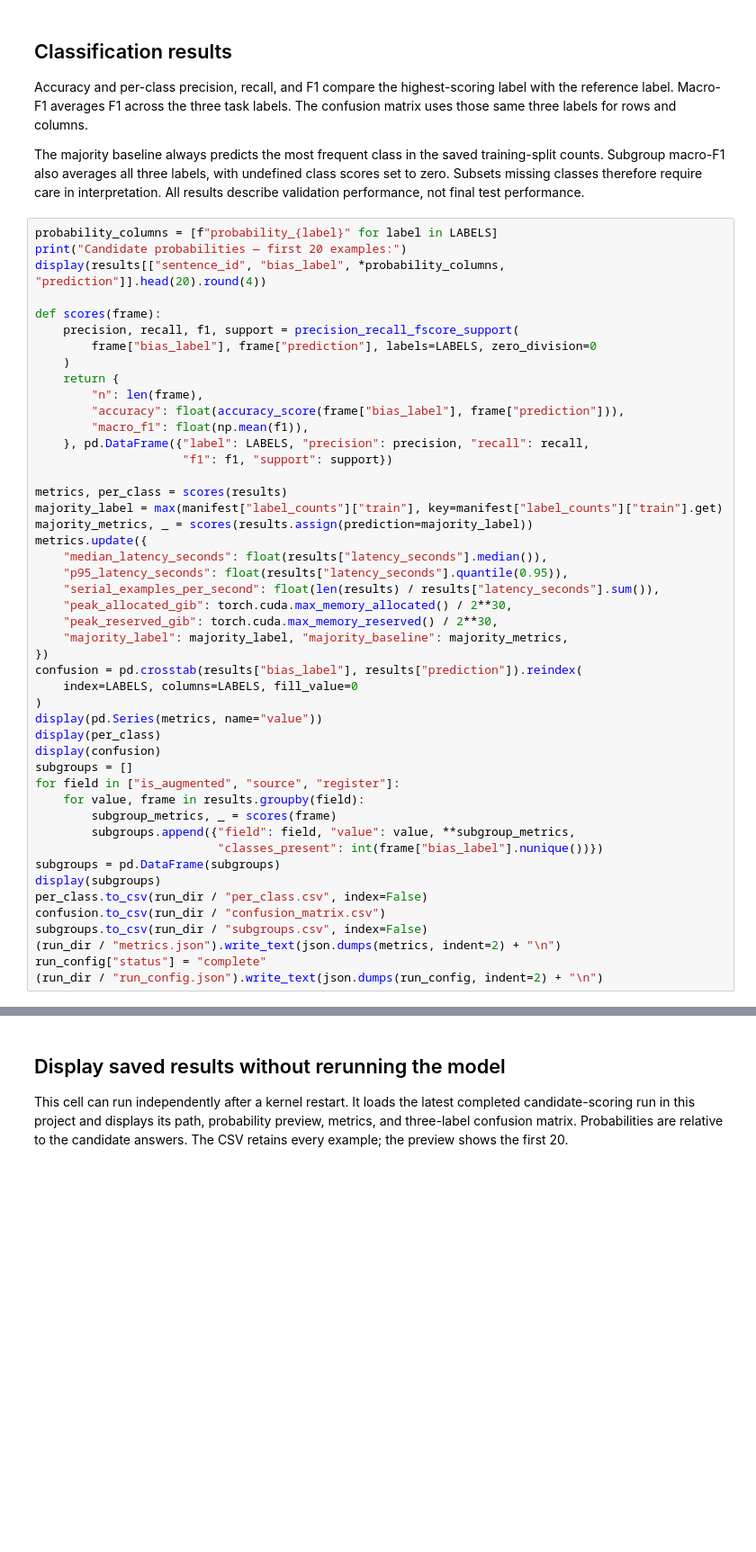
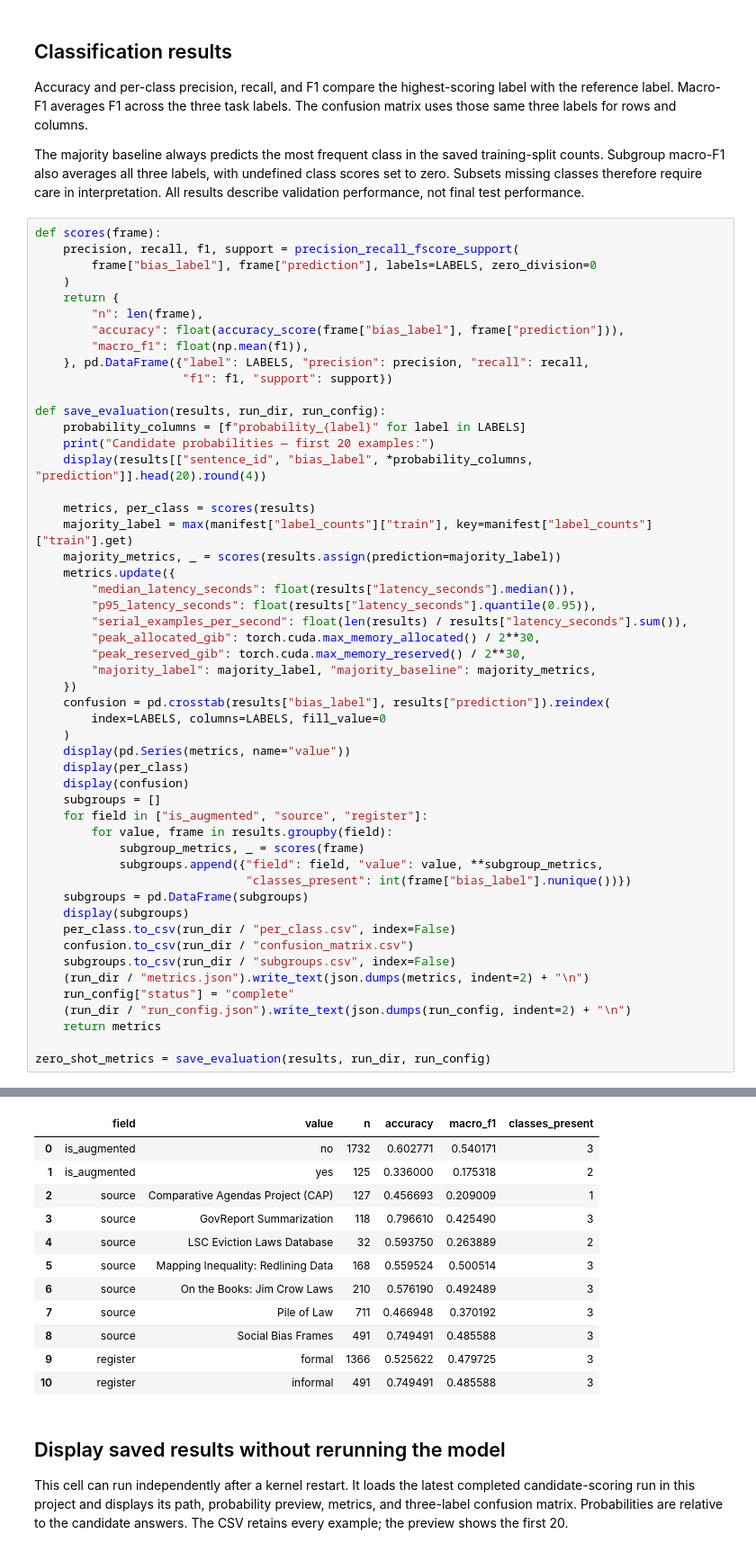
Before and after one commit to dannymorsovillo/bridge-prompting-vs-fine-tuning, a Jupyter notebook: bridge_zero_shot_deltaai.ipynb, the cells around one changed output, grey strips where cells are left out. Shown at 90% size. Saved outputs shown, nothing was run; the diff lists cells and outputs as text; blank space fills up the shorter version.

```diff
--- a/bridge_zero_shot_deltaai.ipynb
+++ b/bridge_zero_shot_deltaai.ipynb
@@ -269,10 +327,6 @@ Accuracy and per-class precision, recall, and F1 compare the highest-scoring lab
 
 The majority baseline always predicts the most frequent class in the saved training-split counts. Subgroup macro-F1 also averages all three labels, with undefined class scores set to zero. Subsets missing classes therefore require care in interpretation. All results describe validation performance, not final test performance.
 # %%
-probability_columns = [f"probability_{label}" for label in LABELS]
-print("Candidate probabilities — first 20 examples:")
-display(results[["sentence_id", "bias_label", *probability_columns, "prediction"]].head(20).round(4))
-
 def scores(frame):
     precision, recall, f1, support = precision_recall_fscore_support(
         frame["bias_label"], frame["prediction"], labels=LABELS, zero_division=0
@@ -284,34 +338,43 @@ def scores(frame):
     }, pd.DataFrame({"label": LABELS, "precision": precision, "recall": recall,
                      "f1": f1, "support": support})
 
-metrics, per_class = scores(results)
-majority_label = max(manifest["label_counts"]["train"], key=manifest["label_counts"]["train"].get)
-majority_metrics, _ = scores(results.assign(prediction=majority_label))
-metrics.update({
-    "median_latency_seconds": float(results["latency_seconds"].median()),
-    "p95_latency_seconds": float(results["latency_seconds"].quantile(0.95)),
-    "serial_examples_per_second": float(len(results) / results["latency_seconds"].sum()),
-    "peak_allocated_gib": torch.cuda.max_memory_allocated() / 2**30,
-    "peak_reserved_gib": torch.cuda.max_memory_reserved() / 2**30,
-    "majority_label": majority_label, "majority_baseline": majority_metrics,
-})
-confusion = pd.crosstab(results["bias_label"], results["prediction"]).reindex(
-    index=LABELS, columns=LABELS, fill_value=0
-)
-display(pd.Series(metrics, name="value"))
-display(per_class)
-display(confusion)
-subgroups = []
-for field in ["is_augmented", "source", "register"]:
-    for value, frame in results.groupby(field):
-        subgroup_metrics, _ = scores(frame)
-        subgroups.append({"field": field, "value": value, **subgroup_metrics,
-                          "classes_present": int(frame["bias_label"].nunique())})
-subgroups = pd.DataFrame(subgroups)
-display(subgroups)
-per_class.to_csv(run_dir / "per_class.csv", index=False)
-confusion.to_csv(run_dir / "confusion_matrix.csv")
-subgroups.to_csv(run_dir / "subgroups.csv", index=False)
-(run_dir / "metrics.json").write_text(json.dumps(metrics, indent=2) + "\n")
-run_config["status"] = "complete"
-(run_dir / "run_config.json").write_text(json.dumps(run_config, indent=2) + "\n")
+def save_evaluation(results, run_dir, run_config):
+    probability_columns = [f"probability_{label}" for label in LABELS]
+    print("Candidate probabilities — first 20 examples:")
+    display(results[["sentence_id", "bias_label", *probability_columns, "prediction"]].head(20).round(4))
+
+    metrics, per_class = scores(results)
+    majority_label = max(manifest["label_counts"]["train"], key=manifest["label_counts"]["train"].get)
+    majority_metrics, _ = scores(results.assign(prediction=majority_label))
+    metrics.update({
+        "median_latency_seconds": float(results["latency_seconds"].median()),
+        "p95_latency_seconds": float(results["latency_seconds"].quantile(0.95)),
+        "serial_examples_per_second": float(len(results) / results["latency_seconds"].sum()),
+        "peak_allocated_gib": torch.cuda.max_memory_allocated() / 2**30,
+        "peak_reserved_gib": torch.cuda.max_memory_reserved() / 2**30,
+        "majority_label": majority_label, "majority_baseline": majority_metrics,
+    })
+    confusion = pd.crosstab(results["bias_label"], results["prediction"]).reindex(
+        index=LABELS, columns=LABELS, fill_value=0
+    )
+    display(pd.Series(metrics, name="value"))
+    display(per_class)
+    display(confusion)
+    subgroups = []
+    for field in ["is_augmented", "source", "register"]:
+        for value, frame in results.groupby(field):
+            subgroup_metrics, _ = scores(frame)
+            subgroups.append({"field": field, "value": value, **subgroup_metrics,
+                              "classes_present": int(frame["bias_label"].nunique())})
+    subgroups = pd.DataFrame(subgroups)
+    display(subgroups)
+    per_class.to_csv(run_dir / "per_class.csv", index=False)
+    confusion.to_csv(run_dir / "confusion_matrix.csv")
+    subgroups.to_csv(run_dir / "subgroups.csv", index=False)
+    (run_dir / "metrics.json").write_text(json.dumps(metrics, indent=2) + "\n")
+    run_config["status"] = "complete"
+    (run_dir / "run_config.json").write_text(json.dumps(run_config, indent=2) + "\n")
+    return metrics
+
+zero_shot_metrics = save_evaluation(results, run_dir, run_config)
+# %% [output]
@@ -318,3 +419,15 @@ run_config["status"] = "complete"
+|  | field | value | n | accuracy | macro_f1 | classes_present |
+| 0 | is_augmented | no | 1732 | 0.602771 | 0.540171 | 3 |
+| 1 | is_augmented | yes | 125 | 0.336000 | 0.175318 | 2 |
+| 2 | source | Comparative Agendas Project (CAP) | 127 | 0.456693 | 0.209009 | 1 |
+| 3 | source | GovReport Summarization | 118 | 0.796610 | 0.425490 | 3 |
+| 4 | source | LSC Eviction Laws Database | 32 | 0.593750 | 0.263889 | 2 |
+| 5 | source | Mapping Inequality: Redlining Data | 168 | 0.559524 | 0.500514 | 3 |
+| 6 | source | On the Books: Jim Crow Laws | 210 | 0.576190 | 0.492489 | 3 |
+| 7 | source | Pile of Law | 711 | 0.466948 | 0.370192 | 3 |
+| 8 | source | Social Bias Frames | 491 | 0.749491 | 0.485588 | 3 |
+| 9 | register | formal | 1366 | 0.525622 | 0.479725 | 3 |
+| 10 | register | informal | 491 | 0.749491 | 0.485588 | 3 |
 # %% [markdown]
 ## Display saved results without rerunning the model
 
```
Also changed, not shown: parts of 18 cells of this notebook, 55 other files.
